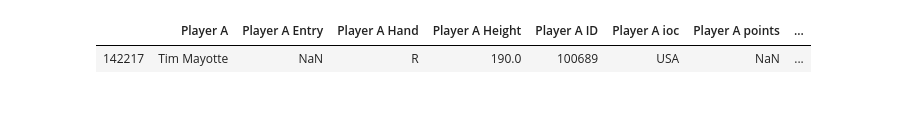
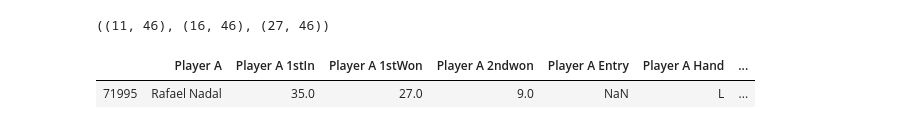
Before and after one commit to AndrewSLowe/tennis-prediction-project, a Jupyter notebook: notebooks/tennis-prediction-project-notebook.ipynb, the cells around one changed output. Saved outputs shown, nothing was run; the diff lists cells and outputs as text; code cells hidden in the pictures.

```diff
--- a/notebooks/tennis-prediction-project-notebook.ipynb
+++ b/notebooks/tennis-prediction-project-notebook.ipynb
@@ -48 +48,4 @@ X_test shape (20000, 54)
 y_test shape (20000,)
+# %%
+pd.set_option('display.max_columns', 500)
+df.head()
@@ -51,19 +61,13 @@ def wrangle(X):
     X = X.copy()
 
     #Drop the leaking columns.
-    X = X.drop(columns=['winner_name', 'Unnamed: 0', 'Unnamed: 0.1', ''])
+    X = X.drop(columns=['winner_name', 'Unnamed: 0', 'Unnamed: 0.1', 'winner_name', 'players', 'tourney_name',
+                       'score', 'minutes', 'tourney_date', 'Winner'])
 
-    #Drop the columns that have 0 or negative permutation importance
 
-#     X = X.drop(columns=['Player A svpt', 'Player A 1stIn', 'Player A df', 'Player A bpSaved',
-#                                          'Player A ace', 'Player A 1stWon', 'Player B 1stIn', 'Player A SvGms',
-#                                          'Player A 2ndwon', 'Unnamed: 0.1', 'Player B 1stWon', 'Player B df',
-#                                          'tourney_level', 'surface', 'round', 'minutes', 'draw_size', 'best_of',
-#                                          'Player B 2ndwon', 'Player B svpt', 'Player B ace', 'Player B SvGms', 'score',
-#                                          'tourney_name', 'Player B bpFaced', 'Player B Hand', 'tourney_date',
-#                                           'Player A bpFaced', 'match_num', 'Player B bpSaved', 'Player B Name',
-#                                           'Player A Name'])
 
+
+    X = X.rename(columns={'Player A': 'Player_A', 'Player B':'Player_B'})
     return X
 
 X_train = wrangle(X_train)
@@ -80,21 +84,13 @@ X_test shape (20000, 52)
 # %%
-import category_encoders as ce
 from sklearn.impute import SimpleImputer
 from sklearn.pipeline import make_pipeline
 from xgboost import XGBClassifier
-from sklearn.metrics import accuracy_score
+import category_encoders as ce
 
-processor = make_pipeline(
+pipeline = make_pipeline(
     ce.OrdinalEncoder(),
-    SimpleImputer(strategy='median')
+    SimpleImputer(strategy='median'),
+    XGBClassifier(n_estimators=100, n_jobs=-1)
 )
 
-X_train_processed = processor.fit_transform(X_train)
-X_val_processed = processor.transform(X_val)
-X_test_processed = processor.transform(X_test)
-
-eval_set = [(X_train_processed, y_train),
-            (X_val_processed, y_val)]
-
-model = XGBClassifier(n_estimators=100, n_jobs=-1)
-model.fit(X_train_processed, y_train)
+pipeline.fit(X_train, y_train)
@@ -220,9 +307,19 @@ Test ROC AUC for class 1:
+# %%
+RF = X_train[(X_train['Player B'].str.contains('Roger Federer'))
+                      & (X_train['Player A'].str.contains('Rafael Nadal'))]
+RF1 = X_train[(X_train['Player A'].str.contains('Roger Federer'))
+                       & (X_train['Player B'].str.contains('Rafael Nadal'))]
+RvR = pd.concat([RF, RF1])
+
+RF.shape, RF1.shape, RvR.shape
+# %% [output]
+((11, 46), (16, 46), (27, 46))
 # %%
-row = X_test.iloc[[5]]
+row = RvR.iloc[[0]]
 row
 # %% [output]
-|  | Player A | Player A Entry | Player A Hand | Player A Height | Player A ID | Player A ioc | Player A points | ... |
-| 142217 | Tim Mayotte | NaN | R | 190.0 | 100689 | USA | NaN | ... |
+|  | Player A | Player A 1stIn | Player A 1stWon | Player A 2ndwon | Player A Entry | Player A Hand | ... |
+| 71995 | Rafael Nadal | 35.0 | 27.0 | 9.0 | NaN | L | ... |
 # %%
 import shap
 
```
Also changed, not shown: parts of 25 cells of this notebook, 10 other files.
